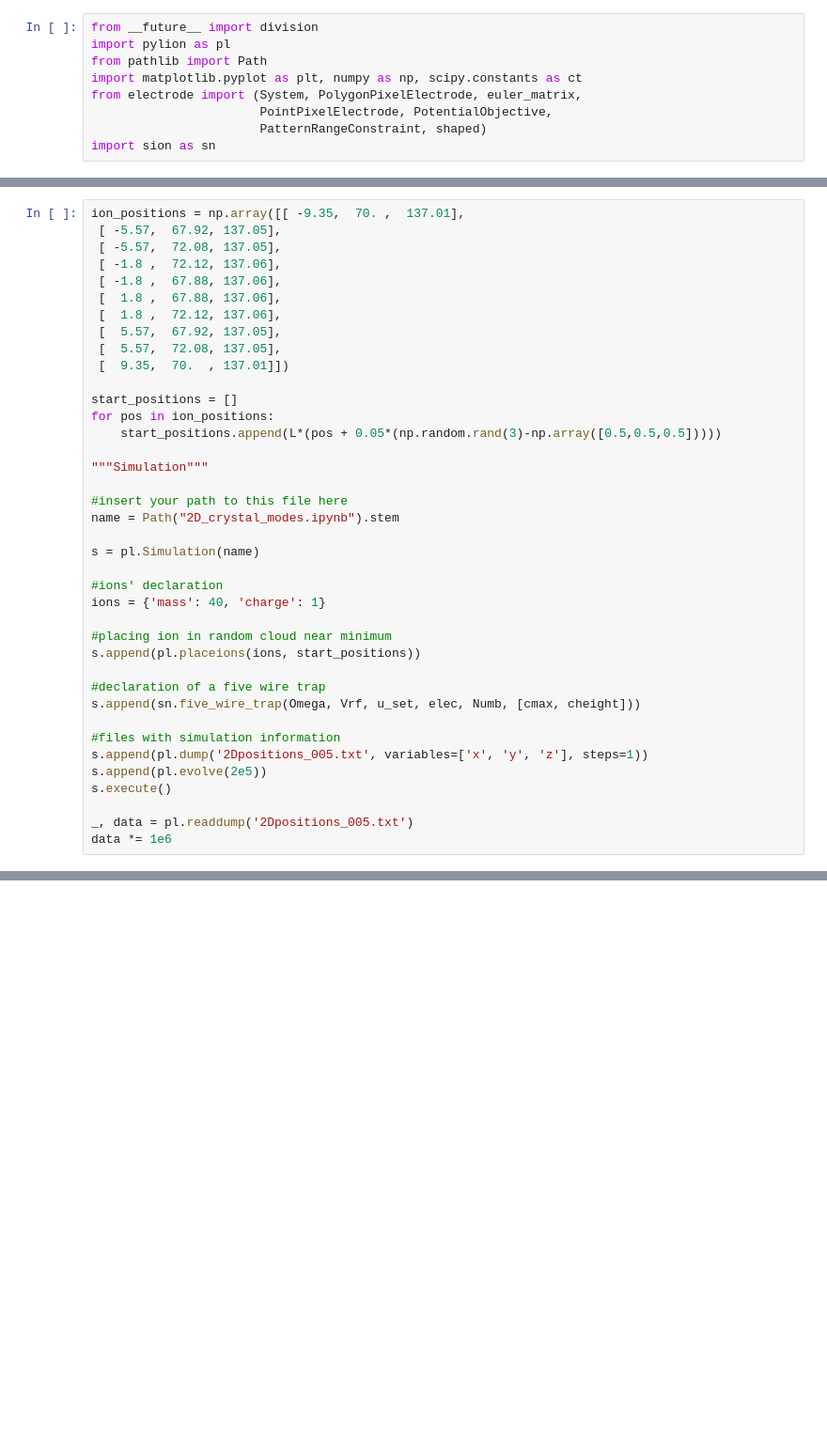
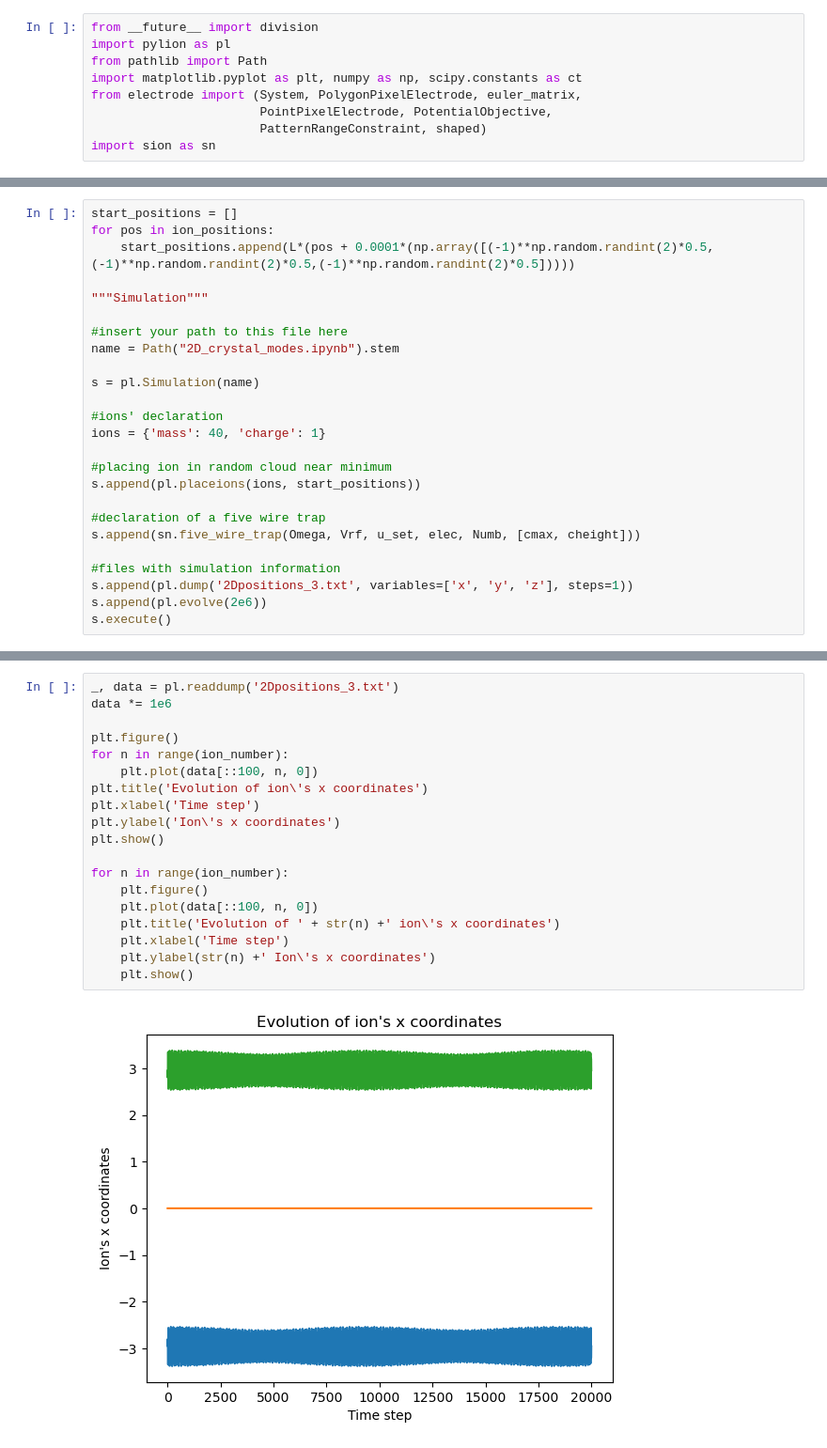
Before and after one commit to underforestaaa/Sion, a Jupyter notebook: examples/2D_crystal_modes.ipynb, the cells around one changed output, grey strips where cells are left out. Shown: that part at 94% size. Cells and saved outputs as stored; diff of their text form; blank space fills up the shorter version.

```diff
--- a/examples/2D_crystal_modes.ipynb
+++ b/examples/2D_crystal_modes.ipynb
@@ -234,18 +263,7 @@ This file performs simulation of ions near their equilibrium positions, oscillat
 # %%
-ion_positions = np.array([[ -9.35,  70. ,  137.01],
- [ -5.57,  67.92, 137.05],
- [ -5.57,  72.08, 137.05],
- [ -1.8 ,  72.12, 137.06],
- [ -1.8 ,  67.88, 137.06],
- [  1.8 ,  67.88, 137.06],
- [  1.8 ,  72.12, 137.06],
- [  5.57,  67.92, 137.05],
- [  5.57,  72.08, 137.05],
- [  9.35,  70.  , 137.01]])
-
 start_positions = []
 for pos in ion_positions:
-    start_positions.append(L*(pos + 0.05*(np.random.rand(3)-np.array([0.5,0.5,0.5]))))
+    start_positions.append(L*(pos + 0.0001*(np.array([(-1)**np.random.randint(2)*0.5,(-1)**np.random.randint(2)*0.5,(-1)**np.random.randint(2)*0.5]))))
 
 """Simulation"""
 
@@ -264,12 +282,9 @@ s.append(pl.placeions(ions, start_positions))
 s.append(sn.five_wire_trap(Omega, Vrf, u_set, elec, Numb, [cmax, cheight]))
 
 #files with simulation information
-s.append(pl.dump('2Dpositions_005.txt', variables=['x', 'y', 'z'], steps=1))
-s.append(pl.evolve(2e5))
+s.append(pl.dump('2Dpositions_3.txt', variables=['x', 'y', 'z'], steps=1))
+s.append(pl.evolve(2e6))
 s.execute()
-
-_, data = pl.readdump('2Dpositions_005.txt')
-data *= 1e6
 # %% [output]
 Reducing timestep to 1.8506388731615735e-10 sec
 LAMMPS (3 Mar 2020)
@@ -290,0 +310,21 @@ Saving attributes to 2d_crystal_modes.h5
+# %%
+_, data = pl.readdump('2Dpositions_3.txt')
+data *= 1e6
+
+plt.figure()
+for n in range(ion_number):
+    plt.plot(data[::100, n, 0])
+plt.title('Evolution of ion\'s x coordinates')
+plt.xlabel('Time step')
+plt.ylabel('Ion\'s x coordinates')
+plt.show()
+
+for n in range(ion_number):
+    plt.figure()
+    plt.plot(data[::100, n, 0])
+    plt.title('Evolution of ' + str(n) +' ion\'s x coordinates')
+    plt.xlabel('Time step')
+    plt.ylabel(str(n) +' Ion\'s x coordinates')
+    plt.show()
+# %% [output]
+[figure, added]
```
Also changed, not shown: parts of 19 cells of this notebook, 2 other files.
